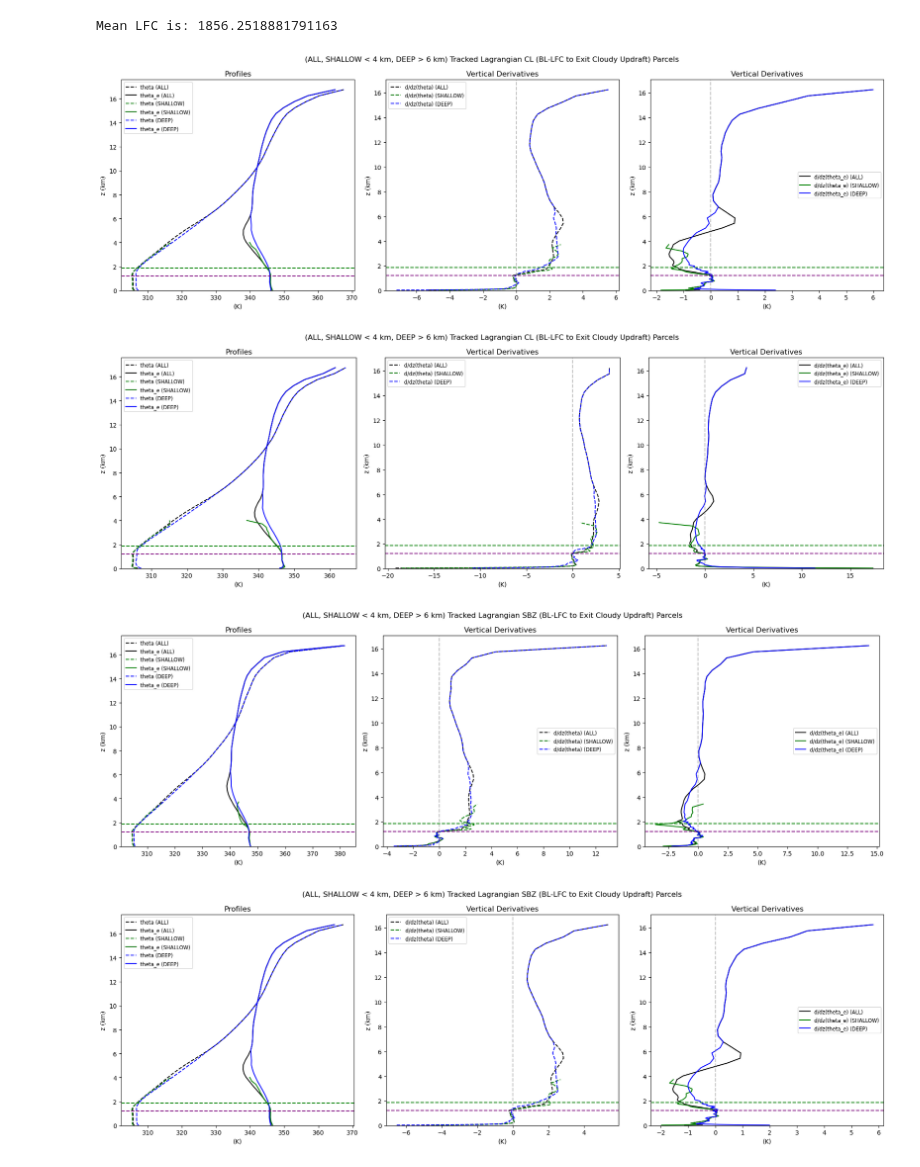
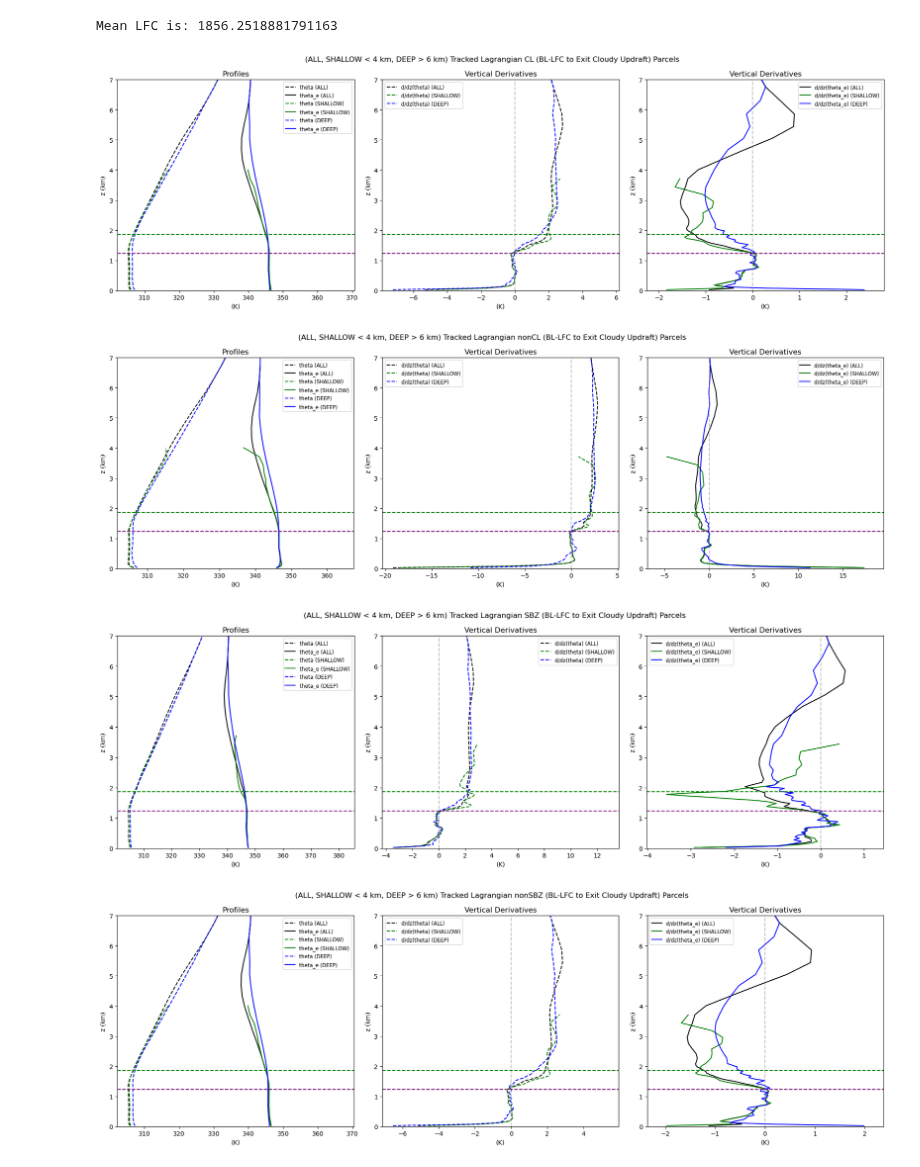
Before and after one commit to torrilab/DCI-Project, a Jupyter notebook: Code/Project_Algorithms/Tracked_Profiles/Tracked_LapseRate_Profiles_Plotting.ipynb, the cells around one changed output. Saved outputs shown, nothing was run; the diff lists cells and outputs as text; code cells hidden in the pictures.

```diff
--- a/Code/Project_Algorithms/Tracked_Profiles/Tracked_LapseRate_Profiles_Plotting.ipynb
+++ b/Code/Project_Algorithms/Tracked_Profiles/Tracked_LapseRate_Profiles_Plotting.ipynb
@@ -120,7 +120,7 @@ def limit_axes_to_y(ax, y_min=0, y_max=7, buffer_frac=0.1):
 # %%
 #LIMITING Y AXIS
 limit_y=True
-limit_y=False
+# limit_y=False
 # %%
 def LoadAllCloudBase():
     dir2 = dir + f'Project_Algorithms/Tracking_Algorithms/'
@@ -168,7 +168,7 @@ def plot_profiles_and_derivs(p_th_all, p_th_e_all,
                             out_all, out_e_all,
                             out_shallow, out_e_shallow,
                             out_deep, out_e_deep,
-                            cloudbase):
+                            cloudbase, title_type):
 
     colors = {'ALL': 'k', 'SHALLOW': 'g', 'DEEP': 'b'}
     linestyles = {'theta': '--', 'theta_e': '-'}
@@ -231,7 +231,7 @@ def plot_profiles_and_derivs(p_th_all, p_th_e_all,
     ax.legend(fontsize='small')
     ax.set_title('Vertical Derivatives')
 
-    plt.suptitle(f'(ALL, SHALLOW < 4 km, DEEP > 6 km) Tracked Lagrangian {type1} (BL-LFC to Exit Cloudy Updraft) Parcels')
+    plt.suptitle(f'(ALL, SHALLOW < 4 km, DEEP > 6 km) Tracked Lagrangian {title_type} (BL-LFC to Exit Cloudy Updraft) Parcels')
     plt.tight_layout()
 
 
@@ -270,7 +270,7 @@ with h5py.File(filePath, 'r') as h5f:
 #     globals()[key+f"_SE"]=ProfileStandardDeviation(globals()[key],globals()[key+f"_squares"])
 #     # print(key)
 # %%
-
+title_type='CL'
 # Load and prepare profiles for ALL, SHALLOW, DEEP (general)
 ALL_TH, ALL_TH_E = load_and_prepare('CL', 'ALL')
 SHALLOW_TH, SHALLOW_TH_E = load_and_prepare('CL', 'SHALLOW')
@@ -292,12 +292,13 @@ plot_profiles_and_derivs(
     out_all, out_e_all,
     out_shallow, out_e_shallow,
     out_deep, out_e_deep,
-    all_cloudbase
+    all_cloudbase,
+    title_type
 )
 # %% [output]
-[figure, old version]
+[figure, new version]
 # %%
-
+title_type='nonCL'
 # Load and prepare profiles for ALL, SHALLOW, DEEP (general)
 ALL_TH, ALL_TH_E = load_and_prepare('nonCL', 'ALL')
 SHALLOW_TH, SHALLOW_TH_E = load_and_prepare('nonCL', 'SHALLOW')
@@ -319,10 +320,11 @@ plot_profiles_and_derivs(
     out_all, out_e_all,
     out_shallow, out_e_shallow,
     out_deep, out_e_deep,
-    all_cloudbase
+    all_cloudbase,
+    title_type
 )
 # %% [output]
-[figure, old version]
+[figure, new version]
 # %%
 ###############################################
 #SBZ and nonSBZ
@@ -343,34 +345,35 @@ with h5py.File(filePath, 'r') as h5f:
 #     globals()[key+f"_SE"]=ProfileStandardDeviation(globals()[key],globals()[key+f"_squares"])
 #     # print(key)
 # %%
-
+title_type='SBZ'
 # Load and prepare profiles for ALL, SHALLOW, DEEP (general)
 ALL_TH, ALL_TH_E = load_and_prepare('SBZ', 'ALL')
 SHALLOW_TH, SHALLOW_TH_E = load_and_prepare('SBZ', 'SHALLOW')
 DEEP_TH, DEEP_TH_E = load_and_prepare('SBZ', 'DEEP')
 
 # Calculate derivatives
 out_all = Profile_Ddz(ALL_TH)
 out_e_all = Profile_Ddz(ALL_TH_E)
 out_shallow = Profile_Ddz(SHALLOW_TH)
 out_e_shallow = Profile_Ddz(SHALLOW_TH_E)
 out_deep = Profile_Ddz(DEEP_TH)
 out_e_deep = Profile_Ddz(DEEP_TH_E)
 
 # Plot all together
 plot_profiles_and_derivs(
     ALL_TH, ALL_TH_E,
     SHALLOW_TH, SHALLOW_TH_E,
     DEEP_TH, DEEP_TH_E,
     out_all, out_e_all,
     out_shallow, out_e_shallow,
     out_deep, out_e_deep,
-    all_cloudbase
+    all_cloudbase,
+    title_type
 )
 # %% [output]
-[figure, old version]
+[figure, new version]
 # %%
-
+title_type='nonSBZ'
 # Load and prepare profiles for ALL, SHALLOW, DEEP (general)
 ALL_TH, ALL_TH_E = load_and_prepare('nonSBZ', 'ALL')
 SHALLOW_TH, SHALLOW_TH_E = load_and_prepare('nonSBZ', 'SHALLOW')
@@ -392,10 +395,11 @@ plot_profiles_and_derivs(
     out_all, out_e_all,
     out_shallow, out_e_shallow,
     out_deep, out_e_deep,
-    all_cloudbase
+    all_cloudbase,
+    title_type
 )
 # %% [output]
-[figure, old version]
+[figure, new version]
 # %%
 ###############################################
 #ColdPool
```
Also changed, not shown: parts of 1 cell of this notebook, 22 other files.
